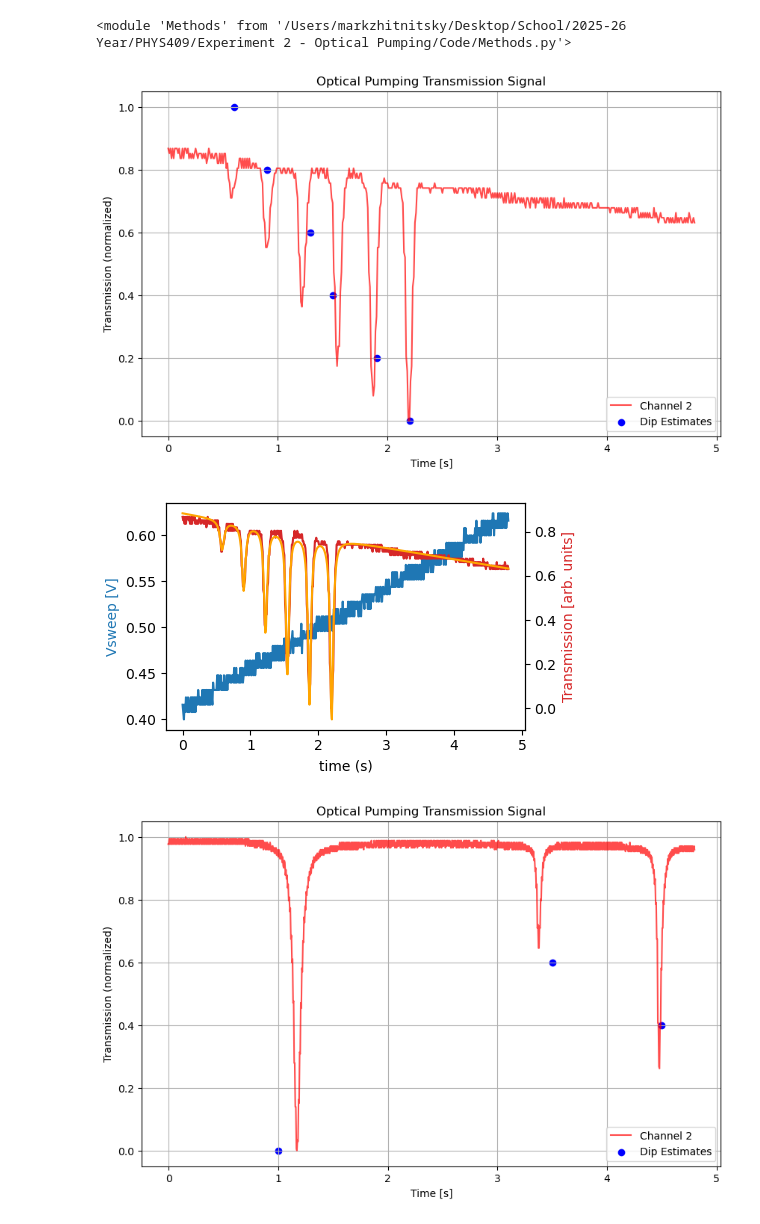
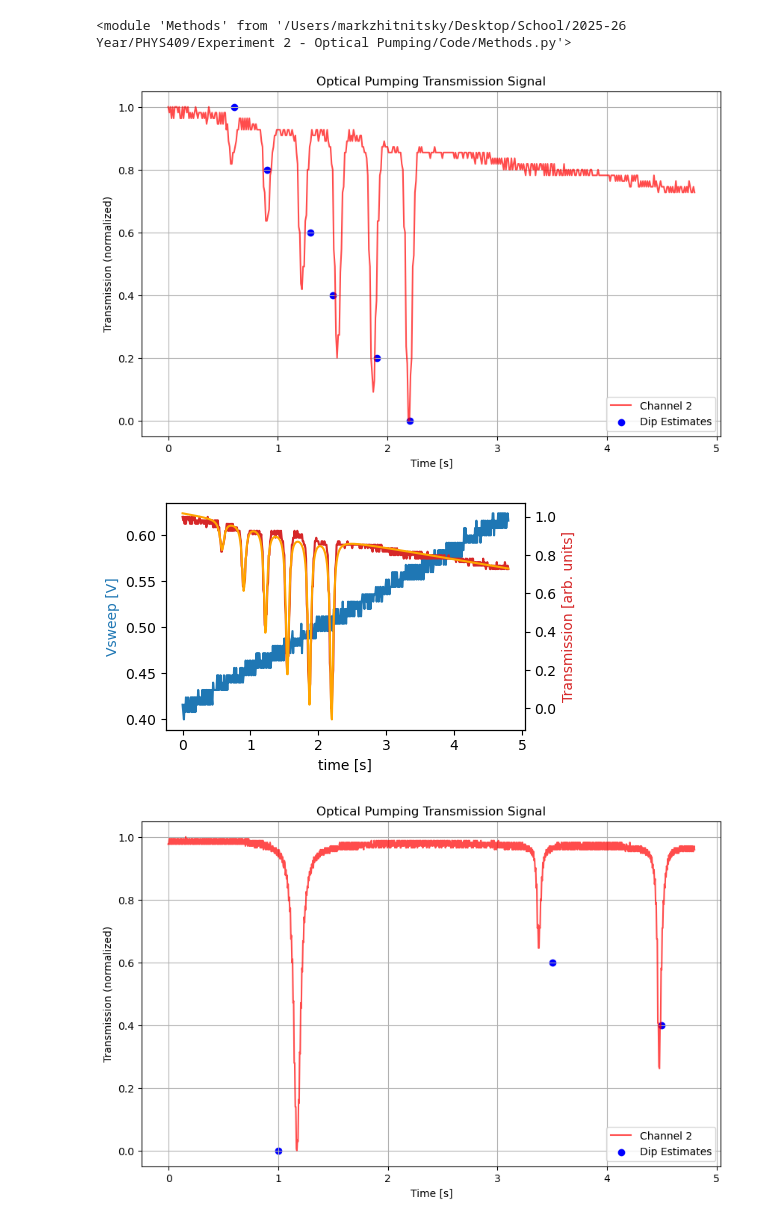
Before and after one commit to MarkZhit/PHYS409-Optical_Pumping, a Jupyter notebook: FigureCreation.ipynb, the cells around one changed output. Drawn from its saved outputs; the diff is of its cells as text; code cells hidden in the pictures.

```diff
--- a/FigureCreation.ipynb
+++ b/FigureCreation.ipynb
@@ -18,35 +18,36 @@ savename = "10s measurement " + date + " - " + str(freq).replace('.', 'p') + "MH
 time, y1, y2, y2_norm = m.read_transmission_csv("./data/" + date + " measurement/" + str(freq).replace('.', 'p') + "MHz_10s.csv")
 vHoriz = (vHoriz) / 1000
 vShift = ufloat(vHoriz,0.0001)
 t0 = 0.7 + 2.5
 tf = 8
 nCutBeginning = (t0 // (time[1] - time[0])).astype(int)
 nCutEnd = ((time[-1] - tf) // (time[1] - time[0])).astype(int)
 
 time_cutFirst = time[nCutBeginning:len(time)-nCutEnd] - t0
 y2_norm_cutFirst = y2_norm[nCutBeginning:len(time)-nCutEnd]
-
+y2_norm_cutFirst = (y2_norm_cutFirst - min(y2_norm_cutFirst))
+y2_norm_cutFirst = y2_norm_cutFirst/max(y2_norm_cutFirst)
 
 y1_bottom = y1[nCutBeginning:len(time)-nCutEnd]
 y2_bottom = y2_norm_cutFirst
 time_cutFirst_bottom = time_cutFirst
 
 x0s = np.array([3.1,3.4,3.8,4,4.4,4.7]) - 2.5
 
 m.plot_quadraticZeeman_sextuple_transmission(time_cutFirst, y2_norm_cutFirst, x0s, savename)
 p0 = (1, -0.02, 0.2, 0.3, x0s[0], 0.3, 0.1, x0s[1], 0.5, 0.1, x0s[2], 0.5, 0.1, x0s[3], 0.5, 0.1, x0s[4], 0.5, 0.1, x0s[5])
 lower_bound = (0,-1,0,0,0.55,0,0,0,0,0,0,0,0,0,0,0,0,0,0,0)
 upper_bound = (2,0,2,2,0.65,2,2,100,2,2,100,2,2,100,2,2,100,2,2,100)
 bounds = [lower_bound, upper_bound]
 popt, pcov = curve_fit(m.sextuple_lorentz, time_cutFirst, y2_norm_cutFirst, p0=p0, bounds=bounds)
 perr = np.sqrt(np.diag(pcov))
 
 popt_bottom = popt
 p0_bottom = p0
 
 # print(len(popt_bottom))
 # %% [output]
-[figure, old version]
+[figure, new version]
 # %%
 # m.plot_fitted_transmission(time_cutFirst, y2_norm_cutFirst, popt, m.sextuple_lorentz, "fit to " + savename)
 
@@ -55,7 +56,7 @@ p0_bottom = p0
 fig, ax1 = plt.subplots(figsize=(5,3))
 
 color = 'tab:blue'
-ax1.set_xlabel('time (s)')
+ax1.set_xlabel('time [s]')
 ax1.set_ylabel('Vsweep [V]', color=color)  # we already handled the x-label with ax1
 ax1.plot(time_cutFirst, y1[nCutBeginning:len(time)-nCutEnd], label='Vsweep', color=color)
 
@@ -64,20 +65,33 @@ ax1.plot(time_cutFirst, y1[nCutBeginning:len(time)-nCutEnd], label='Vsweep', col
 ax2 = ax1.twinx()  # instantiate a second Axes that shares the same x-axis
 
 color = 'tab:red'
-# ax2.set_xlabel('time (s)')
+# ax2.set_xlabel('time [s]')
 ax2.set_ylabel('Transmission [arb. units]', color=color)
 ax2.plot(time_cutFirst, y2_norm_cutFirst, label='Photodetector', color=color)
 plt.plot(time_cutFirst, m.sextuple_lorentz(time_cutFirst, *popt), label='Lorentzian Fit', color='orange')
 
 # ax2.legend(loc="center left")
-# plt.xlabel('Time (s)')
+# plt.xlabel('Time [s]')
 
 plt.tight_layout()  # otherwise the right y-label is slightly clipped
 # plt.savefig("figures/fit to " + savename + " with Vsweep.pdf", dpi=300)
 # fig.legend()
 plt.show()
+
+
+
+# residual_bot = y2_norm_cutFirst - m.sextuple_lorentz(time_cutFirst, *popt)
+
+# plt.figure(figsize=(1.5,0.7))
+# color = 'tab:red'
+# # plt.ylabel('Transmission [arb. units]', color=color)
+# plt.xlabel('time [s]')
+# plt.plot(time_cutFirst, residual_bot, label='Transmission residual', color=color)
+# # plt.tight_layout()  # otherwise the right y-label is slightly clipped
+# plt.savefig("figures/" + savename + " residual.pdf", dpi=300)
+# plt.show()
 # %% [output]
-[figure, old version]
+[figure, new version]
 # %%
 freq = 175
 savename = "Mar 9 - " + str(freq) + 'kHz'
```
Also changed, not shown: parts of 3 cells of this notebook, 48 other files.
